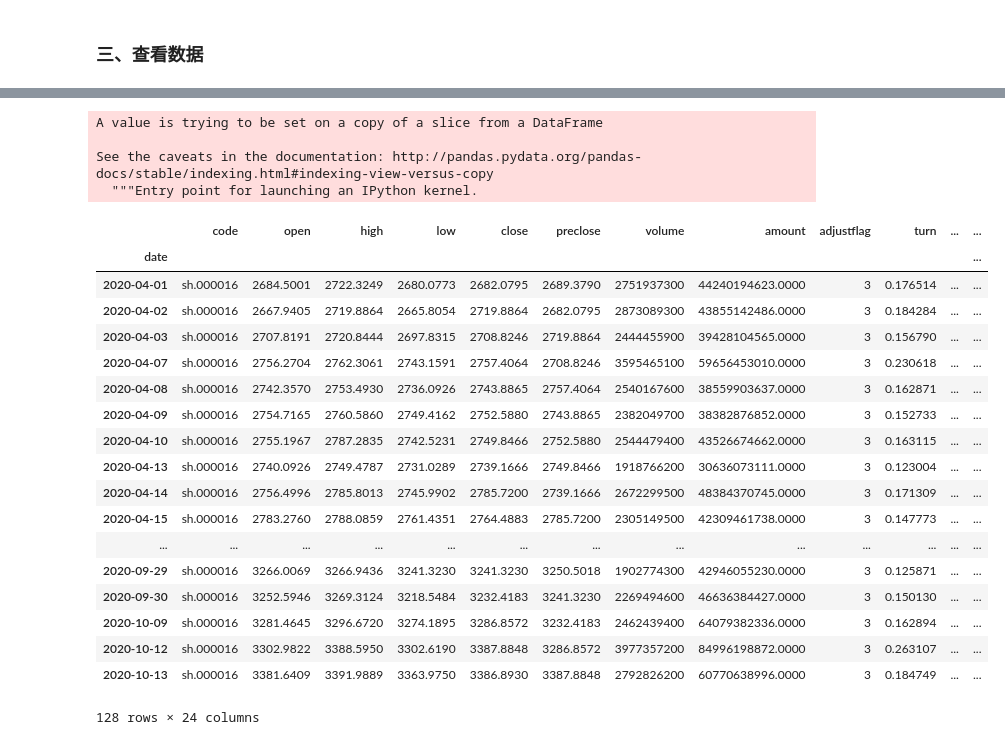
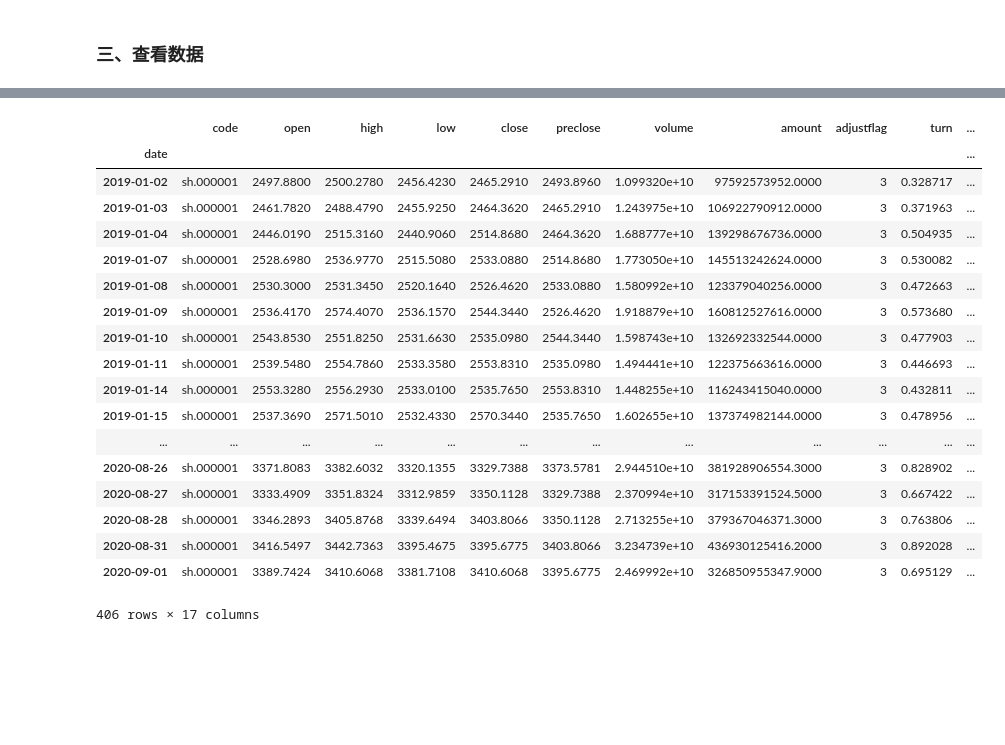
Before and after one commit to lqshanshuo/huowuxuanfeng, a Jupyter notebook: Workbench.ipynb, the cells around one changed output, grey strips where cells are left out. Cells and saved outputs as stored; diff of their text form; code cells hidden in the pictures; blank space fills up the shorter version.

```diff
--- a/Workbench.ipynb
+++ b/Workbench.ipynb
@@ -14,6 +24,8 @@ import pandas as pd
 - 可以选择拉取k线数据的 股票代码、起止时间、时间周期 等
 - 重放策略可以选择 Indicator.MACD_X、Indicator.KDJ_X 等
 # %%
-bs_a=bsAgent(stack_code='000016.sh',start_date='2020-04-01', end_date='2020-10-13',freq='d')
+bs_a=bsAgent(stack_code='000001.sh',start_date='2019-01-01', end_date='2020-09-01',freq='d')
+# bs_a.replay(Indicator.KDJ_X,start_date='2020-05-01', end_date='2020-10-13',view='true')
+# bs_a.plot(Indicator.KDJ_X)
 # %% [output]
 login success!
@@ -52,31 +83,22 @@ bs_a.k_data_plus#['udi']
-# %%
-bs_a.k_data_plus.udi[bs_a.k_data_plus.macd_x>0]=1
-# %% [output]
-A value is trying to be set on a copy of a slice from a DataFrame
-
-See the caveats in the documentation: http://pandas.pydata.org/pandas-docs/stable/indexing.html#indexing-view-versus-copy
-  """Entry point for launching an IPython kernel.
-# %%
-bs_a.k_data_plus.udi[bs_a.k_data_plus.macd_x>0]=1
 # %%
-bs_a.k_data_plus
+bs_a.k_data
 # %% [output]
-|  | code | open | high | low | close | preclose | volume | amount | adjustflag | turn | ... | ... |
-| date |  |  |  |  |  |  |  |  |  |  |  | ... |
-| 2020-04-01 | sh.000016 | 2684.5001 | 2722.3249 | 2680.0773 | 2682.0795 | 2689.3790 | 2751937300 | 44240194623.0000 | 3 | 0.176514 | ... | ... |
-| 2020-04-02 | sh.000016 | 2667.9405 | 2719.8864 | 2665.8054 | 2719.8864 | 2682.0795 | 2873089300 | 43855142486.0000 | 3 | 0.184284 | ... | ... |
-| 2020-04-03 | sh.000016 | 2707.8191 | 2720.8444 | 2697.8315 | 2708.8246 | 2719.8864 | 2444455900 | 39428104565.0000 | 3 | 0.156790 | ... | ... |
-| 2020-04-07 | sh.000016 | 2756.2704 | 2762.3061 | 2743.1591 | 2757.4064 | 2708.8246 | 3595465100 | 59656453010.0000 | 3 | 0.230618 | ... | ... |
-| 2020-04-08 | sh.000016 | 2742.3570 | 2753.4930 | 2736.0926 | 2743.8865 | 2757.4064 | 2540167600 | 38559903637.0000 | 3 | 0.162871 | ... | ... |
-| 2020-04-09 | sh.000016 | 2754.7165 | 2760.5860 | 2749.4162 | 2752.5880 | 2743.8865 | 2382049700 | 38382876852.0000 | 3 | 0.152733 | ... | ... |
-| 2020-04-10 | sh.000016 | 2755.1967 | 2787.2835 | 2742.5231 | 2749.8466 | 2752.5880 | 2544479400 | 43526674662.0000 | 3 | 0.163115 | ... | ... |
-| 2020-04-13 | sh.000016 | 2740.0926 | 2749.4787 | 2731.0289 | 2739.1666 | 2749.8466 | 1918766200 | 30636073111.0000 | 3 | 0.123004 | ... | ... |
-| 2020-04-14 | sh.000016 | 2756.4996 | 2785.8013 | 2745.9902 | 2785.7200 | 2739.1666 | 2672299500 | 48384370745.0000 | 3 | 0.171309 | ... | ... |
-| 2020-04-15 | sh.000016 | 2783.2760 | 2788.0859 | 2761.4351 | 2764.4883 | 2785.7200 | 2305149500 | 42309461738.0000 | 3 | 0.147773 | ... | ... |
-| ... | ... | ... | ... | ... | ... | ... | ... | ... | ... | ... | ... | ... |
-| 2020-09-29 | sh.000016 | 3266.0069 | 3266.9436 | 3241.3230 | 3241.3230 | 3250.5018 | 1902774300 | 42946055230.0000 | 3 | 0.125871 | ... | ... |
-| 2020-09-30 | sh.000016 | 3252.5946 | 3269.3124 | 3218.5484 | 3232.4183 | 3241.3230 | 2269494600 | 46636384427.0000 | 3 | 0.150130 | ... | ... |
-| 2020-10-09 | sh.000016 | 3281.4645 | 3296.6720 | 3274.1895 | 3286.8572 | 3232.4183 | 2462439400 | 64079382336.0000 | 3 | 0.162894 | ... | ... |
-| 2020-10-12 | sh.000016 | 3302.9822 | 3388.5950 | 3302.6190 | 3387.8848 | 3286.8572 | 3977357200 | 84996198872.0000 | 3 | 0.263107 | ... | ... |
-| 2020-10-13 | sh.000016 | 3381.6409 | 3391.9889 | 3363.9750 | 3386.8930 | 3387.8848 | 2792826200 | 60770638996.0000 | 3 | 0.184749 | ... | ... |
+|  | code | open | high | low | close | preclose | volume | amount | adjustflag | turn | ... |
+| date |  |  |  |  |  |  |  |  |  |  | ... |
+| 2019-01-02 | sh.000001 | 2497.8800 | 2500.2780 | 2456.4230 | 2465.2910 | 2493.8960 | 1.099320e+10 | 97592573952.0000 | 3 | 0.328717 | ... |
+| 2019-01-03 | sh.000001 | 2461.7820 | 2488.4790 | 2455.9250 | 2464.3620 | 2465.2910 | 1.243975e+10 | 106922790912.0000 | 3 | 0.371963 | ... |
+| 2019-01-04 | sh.000001 | 2446.0190 | 2515.3160 | 2440.9060 | 2514.8680 | 2464.3620 | 1.688777e+10 | 139298676736.0000 | 3 | 0.504935 | ... |
+| 2019-01-07 | sh.000001 | 2528.6980 | 2536.9770 | 2515.5080 | 2533.0880 | 2514.8680 | 1.773050e+10 | 145513242624.0000 | 3 | 0.530082 | ... |
+| 2019-01-08 | sh.000001 | 2530.3000 | 2531.3450 | 2520.1640 | 2526.4620 | 2533.0880 | 1.580992e+10 | 123379040256.0000 | 3 | 0.472663 | ... |
+| 2019-01-09 | sh.000001 | 2536.4170 | 2574.4070 | 2536.1570 | 2544.3440 | 2526.4620 | 1.918879e+10 | 160812527616.0000 | 3 | 0.573680 | ... |
+| 2019-01-10 | sh.000001 | 2543.8530 | 2551.8250 | 2531.6630 | 2535.0980 | 2544.3440 | 1.598743e+10 | 132692332544.0000 | 3 | 0.477903 | ... |
+| 2019-01-11 | sh.000001 | 2539.5480 | 2554.7860 | 2533.3580 | 2553.8310 | 2535.0980 | 1.494441e+10 | 122375663616.0000 | 3 | 0.446693 | ... |
+| 2019-01-14 | sh.000001 | 2553.3280 | 2556.2930 | 2533.0100 | 2535.7650 | 2553.8310 | 1.448255e+10 | 116243415040.0000 | 3 | 0.432811 | ... |
+| 2019-01-15 | sh.000001 | 2537.3690 | 2571.5010 | 2532.4330 | 2570.3440 | 2535.7650 | 1.602655e+10 | 137374982144.0000 | 3 | 0.478956 | ... |
+| ... | ... | ... | ... | ... | ... | ... | ... | ... | ... | ... | ... |
+| 2020-08-26 | sh.000001 | 3371.8083 | 3382.6032 | 3320.1355 | 3329.7388 | 3373.5781 | 2.944510e+10 | 381928906554.3000 | 3 | 0.828902 | ... |
+| 2020-08-27 | sh.000001 | 3333.4909 | 3351.8324 | 3312.9859 | 3350.1128 | 3329.7388 | 2.370994e+10 | 317153391524.5000 | 3 | 0.667422 | ... |
+| 2020-08-28 | sh.000001 | 3346.2893 | 3405.8768 | 3339.6494 | 3403.8066 | 3350.1128 | 2.713255e+10 | 379367046371.3000 | 3 | 0.763806 | ... |
+| 2020-08-31 | sh.000001 | 3416.5497 | 3442.7363 | 3395.4675 | 3395.6775 | 3403.8066 | 3.234739e+10 | 436930125416.2000 | 3 | 0.892028 | ... |
+| 2020-09-01 | sh.000001 | 3389.7424 | 3410.6068 | 3381.7108 | 3410.6068 | 3395.6775 | 2.469992e+10 | 326850955347.9000 | 3 | 0.695129 | ... |
-128 rows × 24 columns
+406 rows × 17 columns
```
Also changed, not shown: parts of 5 cells of this notebook, 2 other files.
